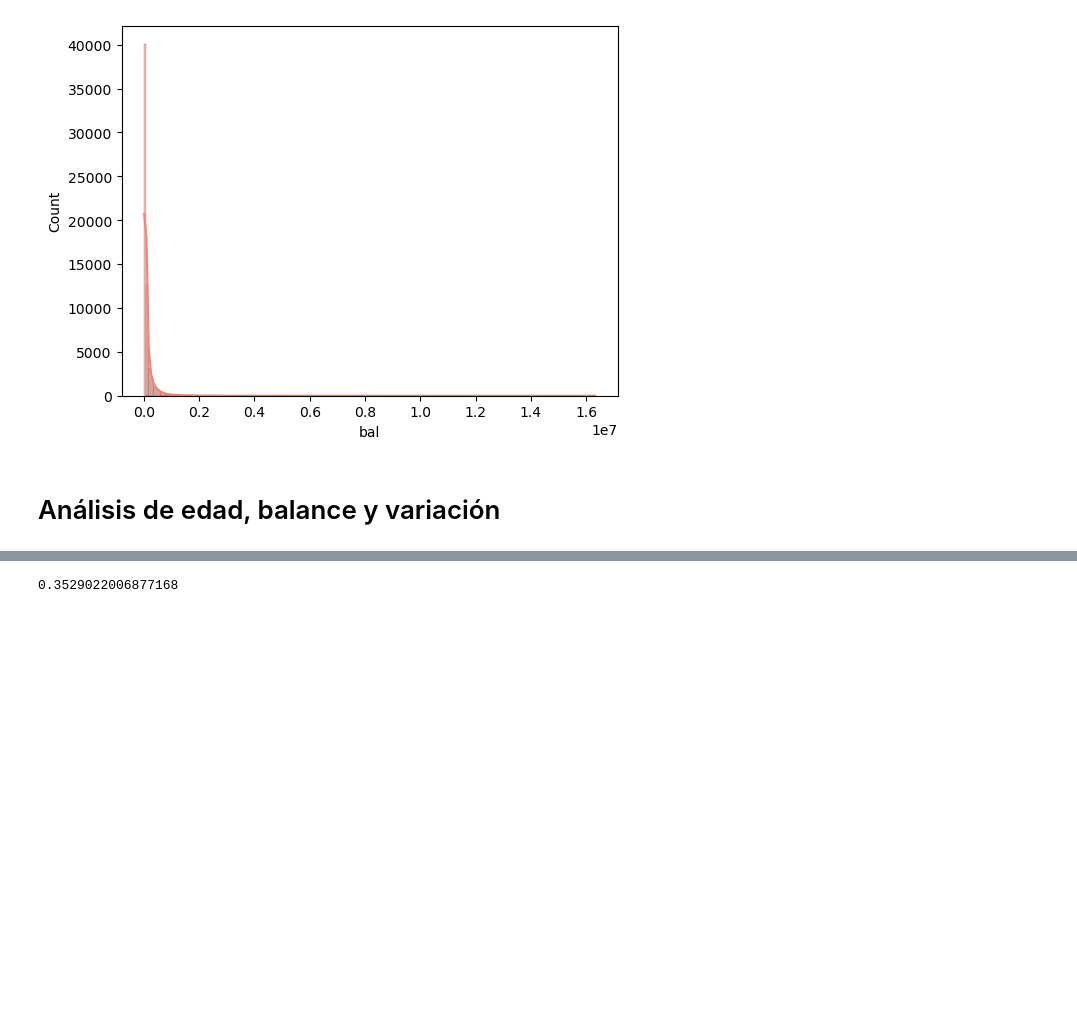
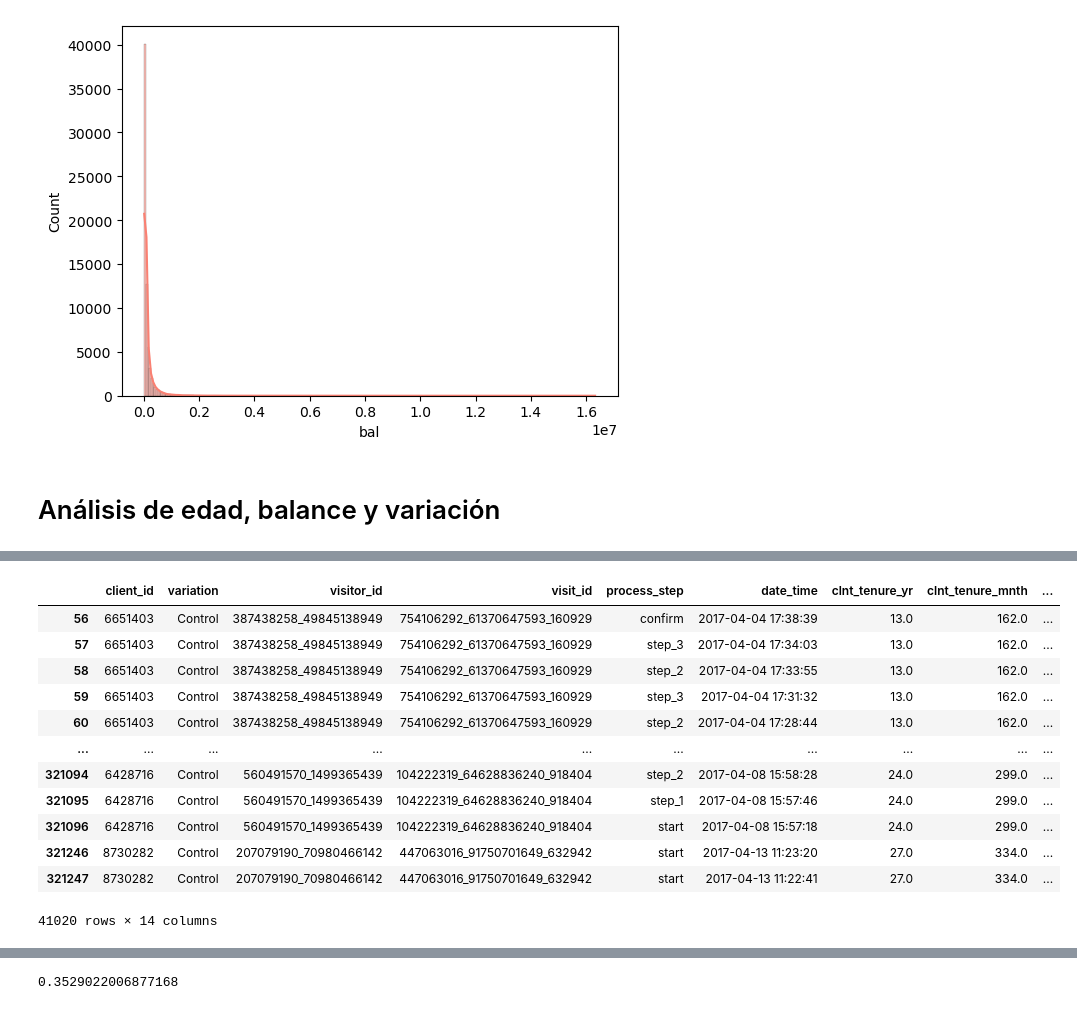
Before and after one commit to enialahcene/vanguard-ab-test, a Jupyter notebook: Vanguard.ipynb, the cells around one changed output, grey strips where cells are left out. Drawn from its saved outputs; the diff is of its cells as text; code cells hidden in the pictures; blank space fills up the shorter version.

```diff
--- a/Vanguard.ipynb
+++ b/Vanguard.ipynb
@@ -419,3 +437,8 @@ sns.histplot(df_demo['bal'], kde=True, bins=raiz, color="salmon")
 [figure]
 # %% [markdown]
 # Análisis de edad, balance y variación
+# %%
+q1 = df_demo['bal'].quantile(0.25)
+q3 = df_demo['bal'].quantile(0.75)
+rango_inter_bal = round(q3 - q1, 2)
+rango_inter_bal
@@ -421,0 +457,17 @@ sns.histplot(df_demo['bal'], kde=True, bins=raiz, color="salmon")
+# %%
+df_outliers = df_final[df_final['bal'] > outliers_bal]
+df_outliers
+# %% [output]
+|  | client_id | variation | visitor_id | visit_id | process_step | date_time | clnt_tenure_yr | clnt_tenure_mnth | ... |
+| 56 | 6651403 | Control | 387438258_49845138949 | 754106292_61370647593_160929 | confirm | 2017-04-04 17:38:39 | 13.0 | 162.0 | ... |
+| 57 | 6651403 | Control | 387438258_49845138949 | 754106292_61370647593_160929 | step_3 | 2017-04-04 17:34:03 | 13.0 | 162.0 | ... |
+| 58 | 6651403 | Control | 387438258_49845138949 | 754106292_61370647593_160929 | step_2 | 2017-04-04 17:33:55 | 13.0 | 162.0 | ... |
+| 59 | 6651403 | Control | 387438258_49845138949 | 754106292_61370647593_160929 | step_3 | 2017-04-04 17:31:32 | 13.0 | 162.0 | ... |
+| 60 | 6651403 | Control | 387438258_49845138949 | 754106292_61370647593_160929 | step_2 | 2017-04-04 17:28:44 | 13.0 | 162.0 | ... |
+| ... | ... | ... | ... | ... | ... | ... | ... | ... | ... |
+| 321094 | 6428716 | Control | 560491570_1499365439 | 104222319_64628836240_918404 | step_2 | 2017-04-08 15:58:28 | 24.0 | 299.0 | ... |
+| 321095 | 6428716 | Control | 560491570_1499365439 | 104222319_64628836240_918404 | step_1 | 2017-04-08 15:57:46 | 24.0 | 299.0 | ... |
+| 321096 | 6428716 | Control | 560491570_1499365439 | 104222319_64628836240_918404 | start | 2017-04-08 15:57:18 | 24.0 | 299.0 | ... |
+| 321246 | 8730282 | Control | 207079190_70980466142 | 447063016_91750701649_632942 | start | 2017-04-13 11:23:20 | 27.0 | 334.0 | ... |
+| 321247 | 8730282 | Control | 207079190_70980466142 | 447063016_91750701649_632942 | start | 2017-04-13 11:22:41 | 27.0 | 334.0 | ... |
+41020 rows × 14 columns
```
Also changed, not shown: parts of 13 cells of this notebook.
